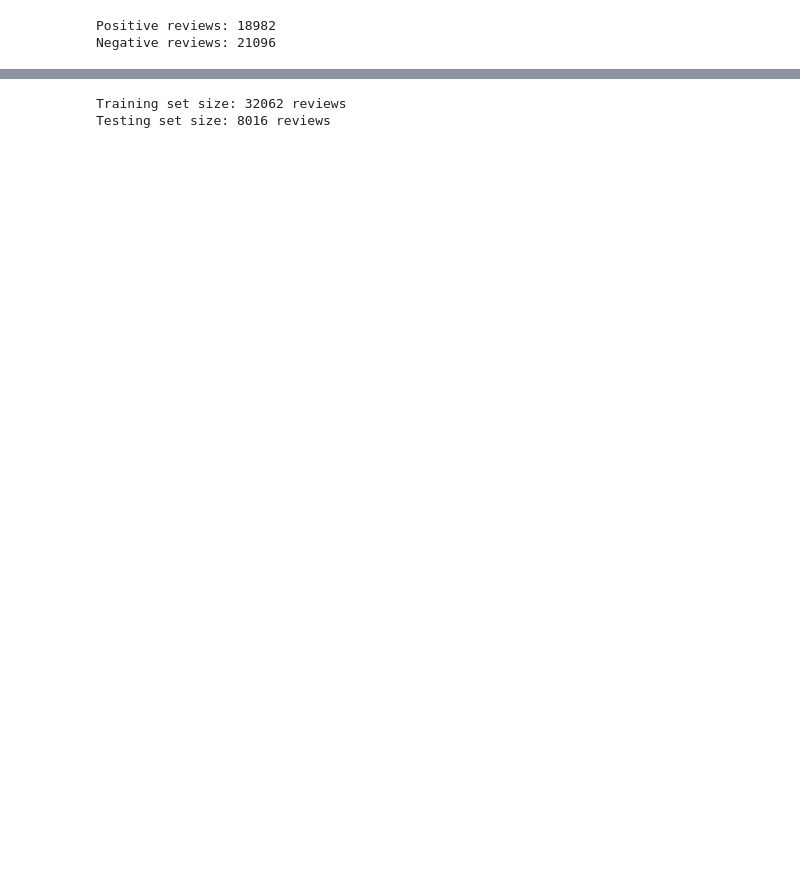
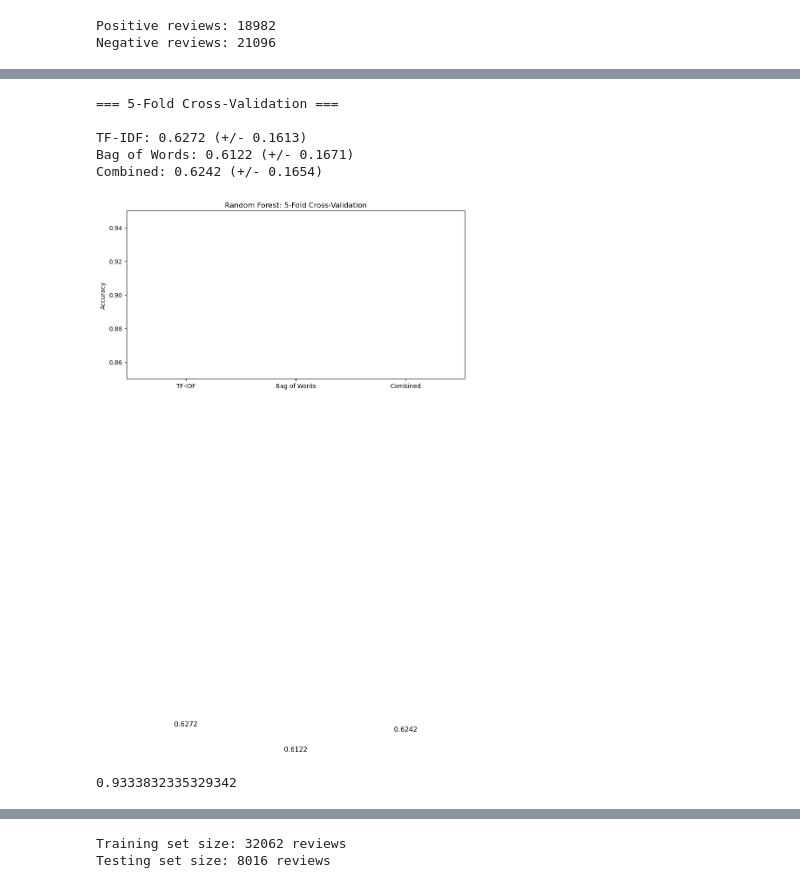
Before and after one commit to hashemwa/CSE-482-Project, a Jupyter notebook: analysis.ipynb, the cells around one changed output, grey strips where cells are left out. Saved outputs shown, nothing was run; the diff lists cells and outputs as text; code cells hidden in the pictures; blank space fills up the shorter version.

```diff
--- a/analysis.ipynb
+++ b/analysis.ipynb
@@ -444,0 +579,51 @@ print(result.summary())
+# %%
+# Cross-Validation: Random Forest with TF-IDF, BoW, and Combined
+from sklearn.model_selection import cross_val_score
+
+print("=== 5-Fold Cross-Validation ===\n")
+
+# TF-IDF
+cv_tfidf = cross_val_score(
+    RandomForestClassifier(n_estimators=100, random_state=42, class_weight='balanced', n_jobs=-1),
+    X_tfidf, y, cv=5, scoring='accuracy'
+)
+print(f"TF-IDF: {cv_tfidf.mean():.4f} (+/- {cv_tfidf.std()*2:.4f})")
+
+# Bag of Words
+cv_bow = cross_val_score(
+    RandomForestClassifier(n_estimators=100, random_state=42, class_weight='balanced', n_jobs=-1),
+    X_bow, y, cv=5, scoring='accuracy'
+)
+print(f"Bag of Words: {cv_bow.mean():.4f} (+/- {cv_bow.std()*2:.4f})")
+
+# Combined
+cv_combined = cross_val_score(
+    RandomForestClassifier(n_estimators=100, random_state=42, class_weight='balanced', n_jobs=-1),
+    X_combined, y, cv=5, scoring='accuracy'
+)
+print(f"Combined: {cv_combined.mean():.4f} (+/- {cv_combined.std()*2:.4f})")
+
+# Bar chart with error bars
+plt.figure(figsize=(10, 5))
+methods = ['TF-IDF', 'Bag of Words', 'Combined']
+means = [cv_tfidf.mean(), cv_bow.mean(), cv_combined.mean()]
+stds = [cv_tfidf.std(), cv_bow.std(), cv_combined.std()]
+colors = ['#3498db', '#e74c3c', '#2ecc71']
+
+bars = plt.bar(methods, means, yerr=stds, capsize=5, color=colors)
+plt.ylabel('Accuracy')
+plt.title('Random Forest: 5-Fold Cross-Validation')
+plt.ylim(0.85, 0.95)
+
+for bar, mean in zip(bars, means):
+    plt.text(bar.get_x() + bar.get_width()/2, bar.get_height() + 0.015,
+             f'{mean:.4f}', ha='center', va='bottom', fontsize=11)
+
+plt.show()
+# %% [output]
+=== 5-Fold Cross-Validation ===
+
+TF-IDF: 0.6272 (+/- 0.1613)
+Bag of Words: 0.6122 (+/- 0.1671)
+Combined: 0.6242 (+/- 0.1654)
+[figure, added]
@@ -444,0 +643,21 @@ print(result.summary())
+# %%
+X = bag_of_words
+df["sentiment_encoded"] = np.where(df["sentiment"] == "Positive", 1, 0)
+
+y = df["sentiment_encoded"]
+
+X_train, X_test, y_train, y_test = train_test_split(
+    X, y, test_size = 0.2, random_state = 42
+)
+
+linear_svm_model = SVC(kernel = "linear", random_state = 42)
+
+linear_svm_model.fit(X_train, y_train)
+
+y_pred = linear_svm_model.predict(X_test)
+
+accuracy = accuracy_score(y_test, y_pred)
+
+accuracy
+# %% [output]
+0.9333832335329342
```
Also changed, not shown: parts of 19 cells of this notebook.
